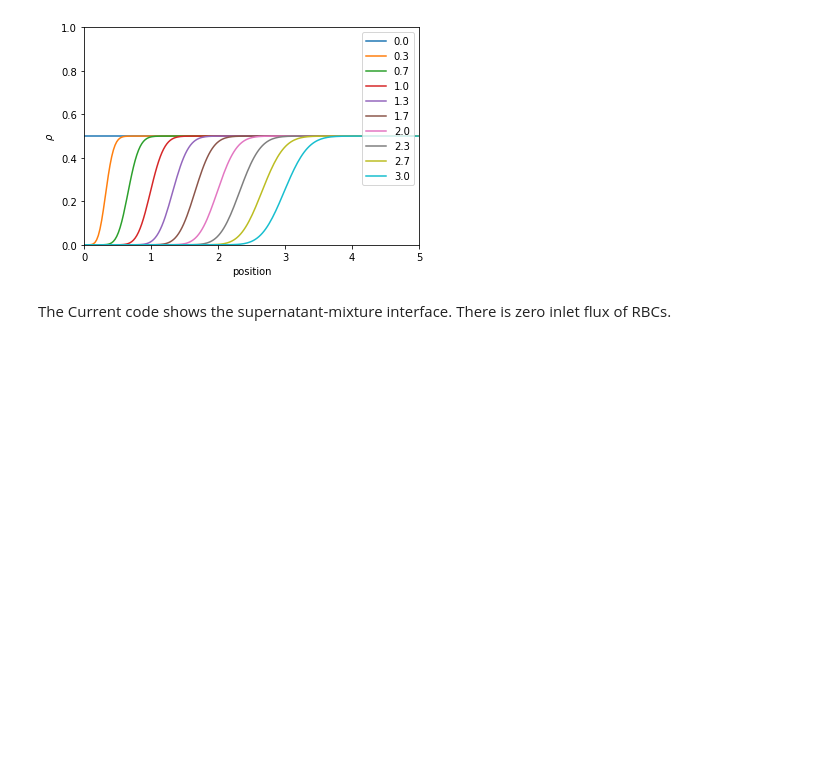
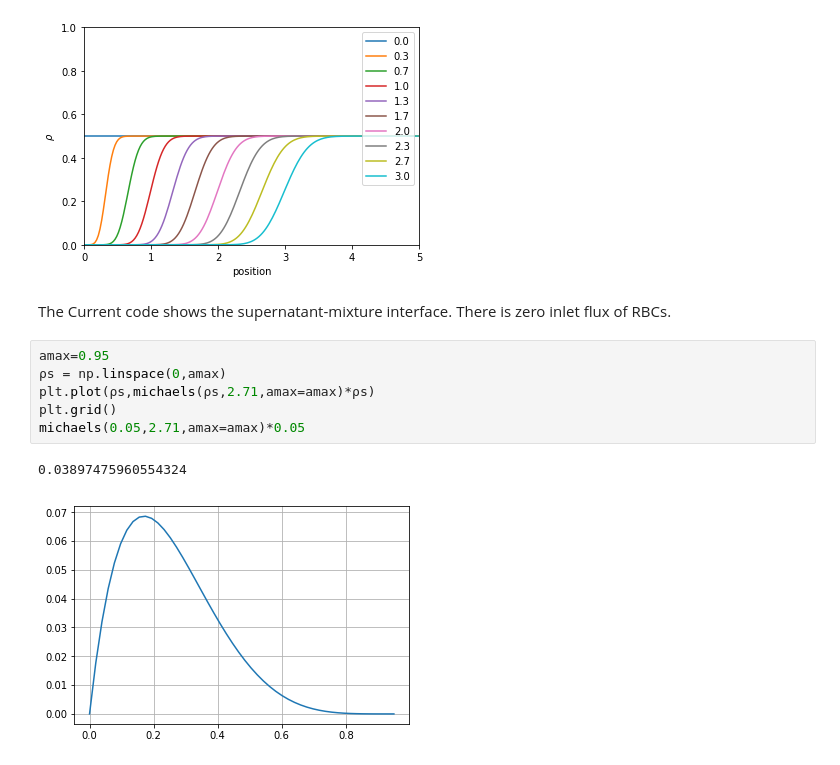
Before and after one commit to cliffanderson720/MS-Thesis-Pitt, a Jupyter notebook: Simulations/simple_wave_Godunov_1.5.ipynb, the cells around one changed output. Cells and saved outputs as stored; diff of their text form; blank space fills up the shorter version.

```diff
--- a/Simulations/simple_wave_Godunov_1.5.ipynb
+++ b/Simulations/simple_wave_Godunov_1.5.ipynb
@@ -64,6 +65,15 @@ plt.legend(loc=1);
 [figure]
 # %% [markdown]
 The Current code shows the supernatant-mixture interface. There is zero inlet flux of RBCs.
+# %%
+amax=0.95
+ρs = np.linspace(0,amax)
+plt.plot(ρs,michaels(ρs,2.71,amax=amax)*ρs)
+plt.grid()
+michaels(0.05,2.71,amax=amax)*0.05
+# %% [output]
+0.03897475960554324
+[figure, added]
 # %%
 def get_ρ(ρ):
 #     ρ[0] = 0
```
Also changed, not shown: parts of 9 cells of this notebook, 13 other files.
